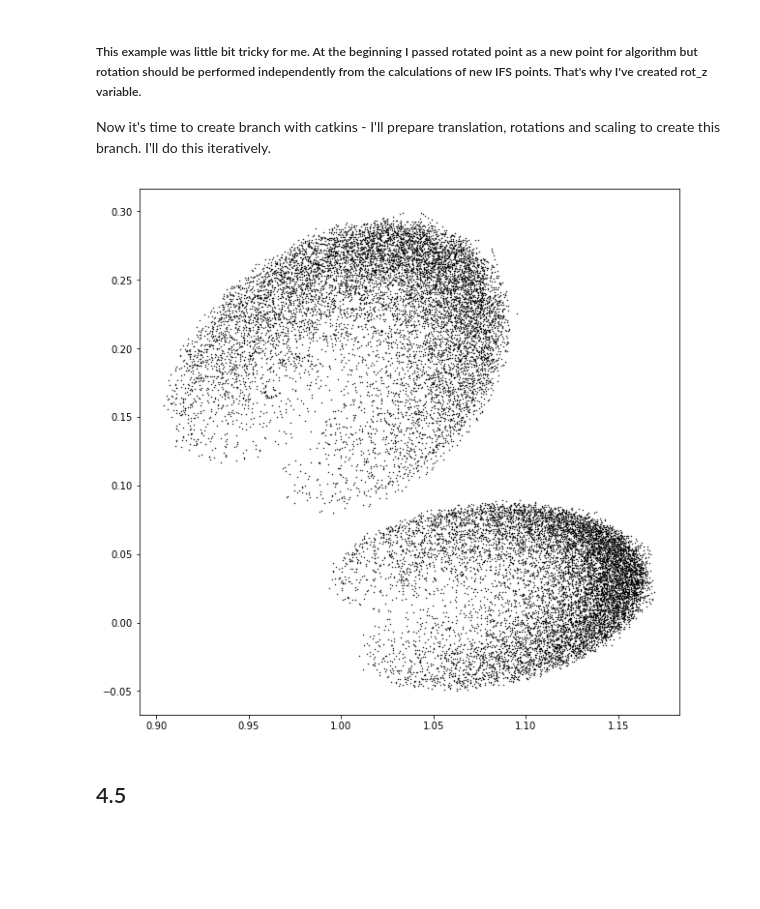
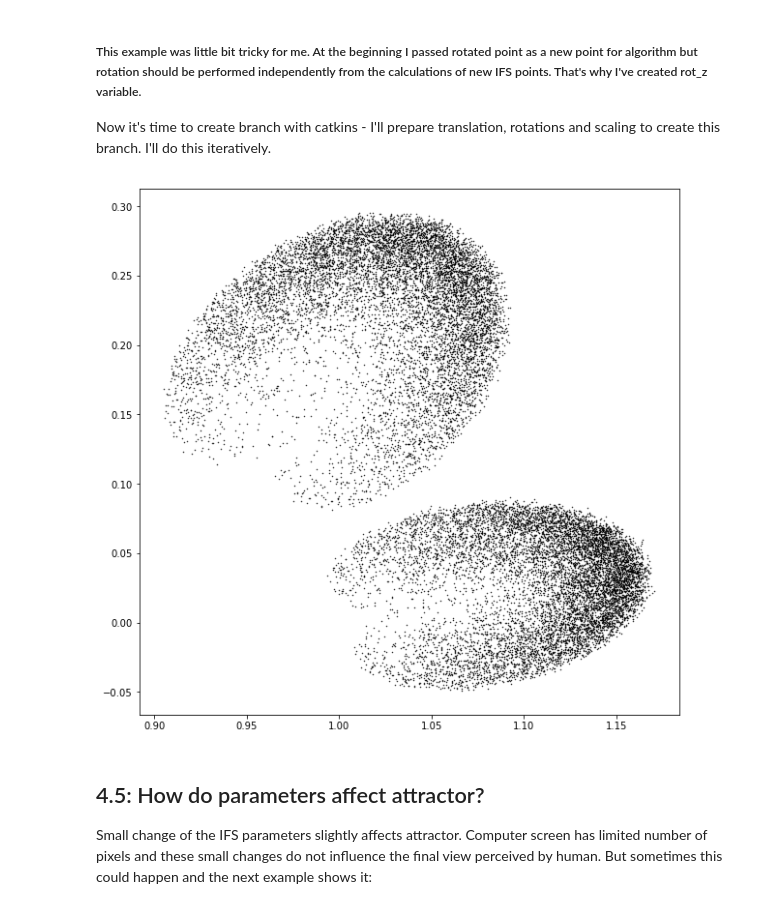
Before and after one commit to SimonMolinsky/fractals_and_chaos, a Jupyter notebook: chapter_04.ipynb, the cells around one changed output. Cells and saved outputs as stored; diff of their text form; code cells hidden in the pictures; blank space fills up the shorter version.

```diff
--- a/chapter_04.ipynb
+++ b/chapter_04.ipynb
@@ -821,15 +821,15 @@ def draw_catkin(iterations=100000, translate=(0, 0), scale=(1, 1), rotate=0):
 # %%
 catkins_pair = [draw_catkin(10000, translate=(1, 0), scale=(0.2, 0.2), rotate=-75),
                  draw_catkin(10000, translate=(0.95, 0.1), scale=(0.25, 0.25), rotate=-30)]
 
 plt.figure(figsize=(10,10))
 for catkins in catkins_pair:
     plt.scatter(catkins[:, 0], catkins[:, 1], s=0.2, c='black')
 
-x1 = np.arange(0.89, 1.12, 0.001)
-y1 = 0.36*x1 - 0.38
 plt.show()
 # %% [output]
-[figure, old version]
+[figure, new version]
-# %% [markdown]
-## 4.5
+# %% [markdown]
+## 4.5: How do parameters affect attractor?
+
+Small change of the IFS parameters slightly affects attractor. Computer screen has limited number of pixels and these small changes do not influence the final view perceived by human. But sometimes this could happen and the next example shows it:
```
Also changed, not shown: parts of 12 cells of this notebook, 3 other files.
